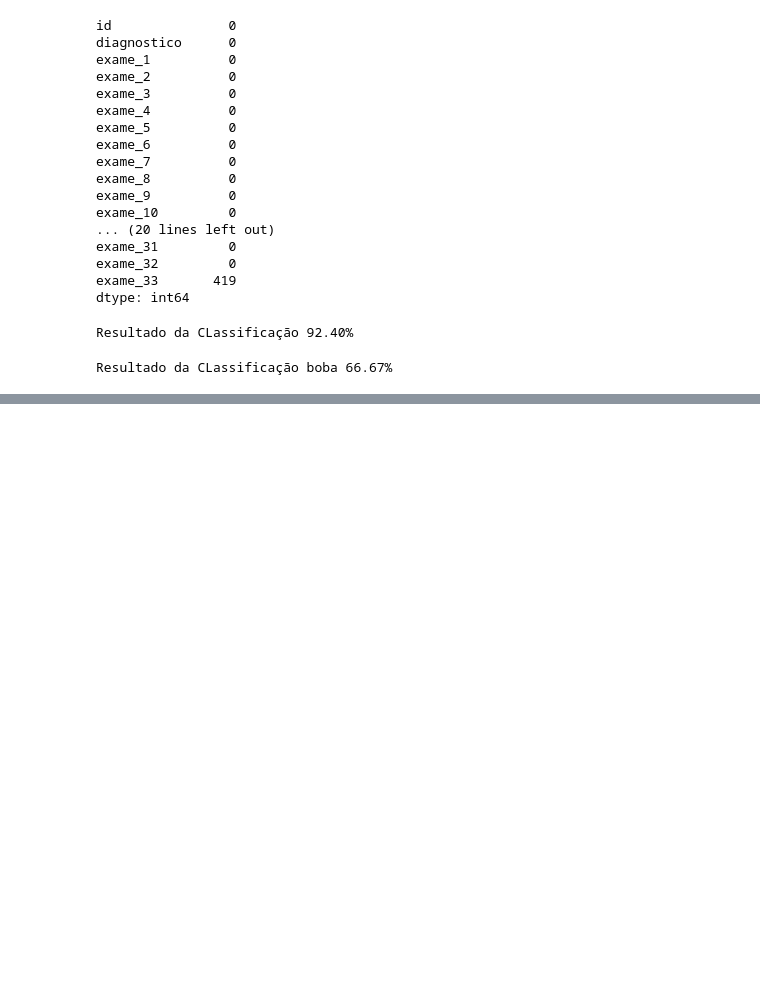
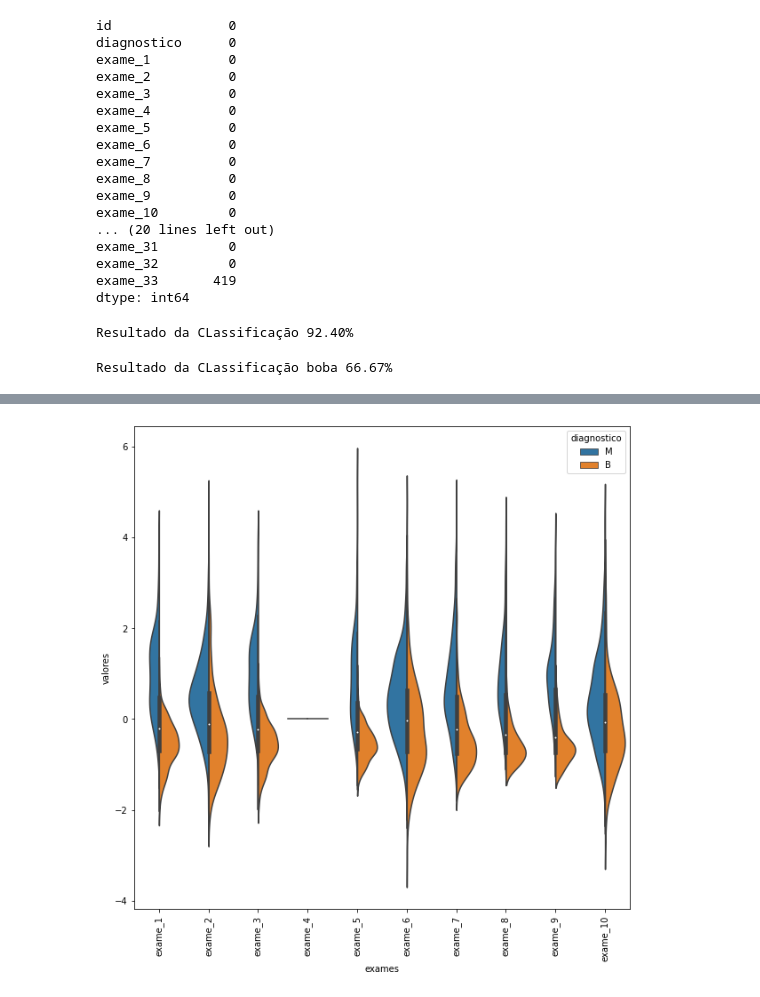
Before and after one commit to laryssastephanie/data_science_studies, a Jupyter notebook: Aulas_Alura/ML_Dados_muitas_dimensoes/reducao_dimensionalidade_1.ipynb, the cells around one changed output, grey strips where cells are left out. Saved outputs shown, nothing was run; the diff lists cells and outputs as text; code cells hidden in the pictures; blank space fills up the shorter version.

```diff
--- a/Aulas_Alura/ML_Dados_muitas_dimensoes/reducao_dimensionalidade_1.ipynb
+++ b/Aulas_Alura/ML_Dados_muitas_dimensoes/reducao_dimensionalidade_1.ipynb
@@ -59,3 +62,9 @@ classificador_bobo.fit(treino_x, treino_y)
 print("Resultado da CLassificação boba %.2f%%" %(classificador_bobo.score(teste_x, teste_y)*100))
 # %% [output]
 Resultado da CLassificação boba 66.67%
+# %%
+# Fazendo a padronização dos dados para melhorar a visualização dos plots
+padronizador = StandardScaler()
+padronizador.fit(valores_exames_v1)
+valores_exames_v2 = padronizador.transform(valores_exames_v1)
+valores_exames_v2 # a saída é um numpy, mas estamos trabalhando com um dataframe
@@ -61,0 +85,5 @@ Resultado da CLassificação boba 66.67%
+# %%
+valores_exames_v2 = pd.DataFrame(data = valores_exames_v2, columns=valores_exames_v1.keys())
+# %%
+dados_plot = pd.concat([diagnostico, valores_exames_v2.iloc[:,0:10]], axis = 1)
+dados_plot
@@ -61,0 +104,3 @@ Resultado da CLassificação boba 66.67%
+# %%
+dados_plot = pd.melt(dados_plot, id_vars = "diagnostico", var_name = "exames", value_name = "valores")
+dados_plot
@@ -61,0 +121,8 @@ Resultado da CLassificação boba 66.67%
+# %%
+plt.figure(figsize=(10,10))
+
+sns.violinplot(x = "exames", y = "valores", hue = "diagnostico", data = dados_plot, split=True)
+plt.xticks(rotation = 90)
+plt.show()
+# %% [output]
+[figure, added]
```
Also changed, not shown: parts of 11 cells of this notebook.
